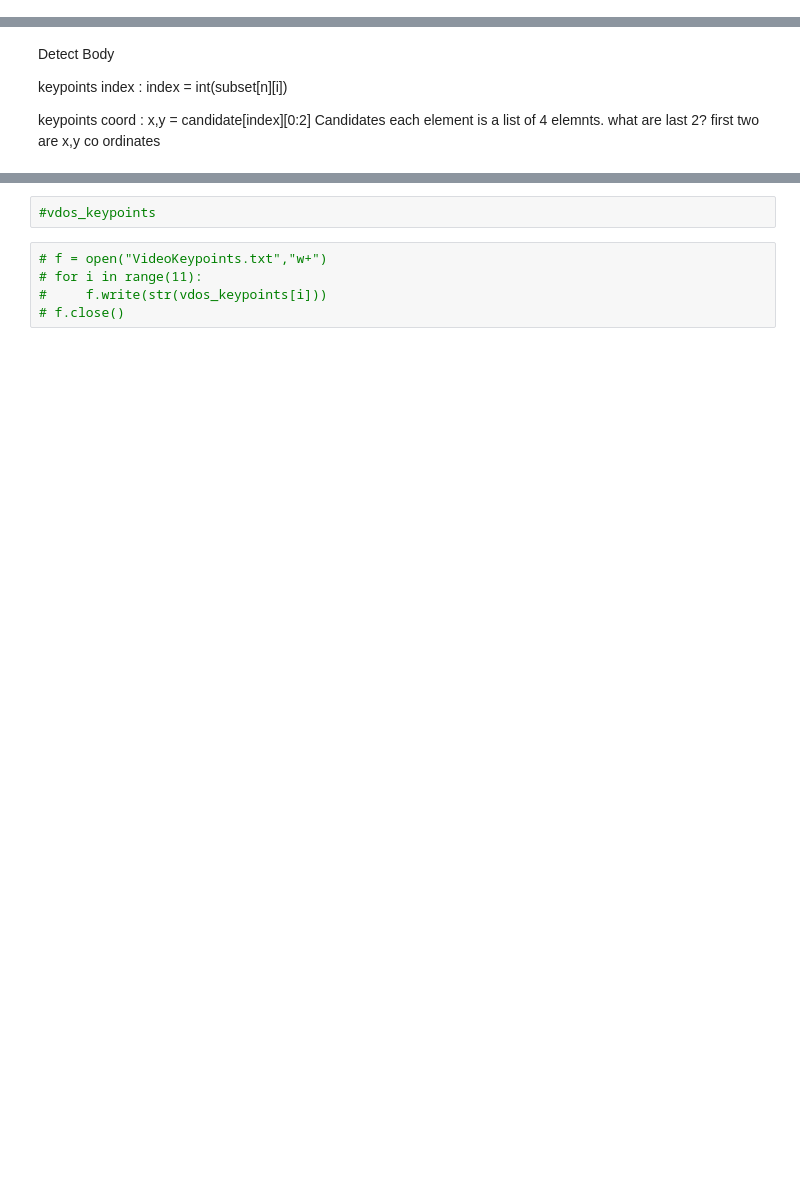
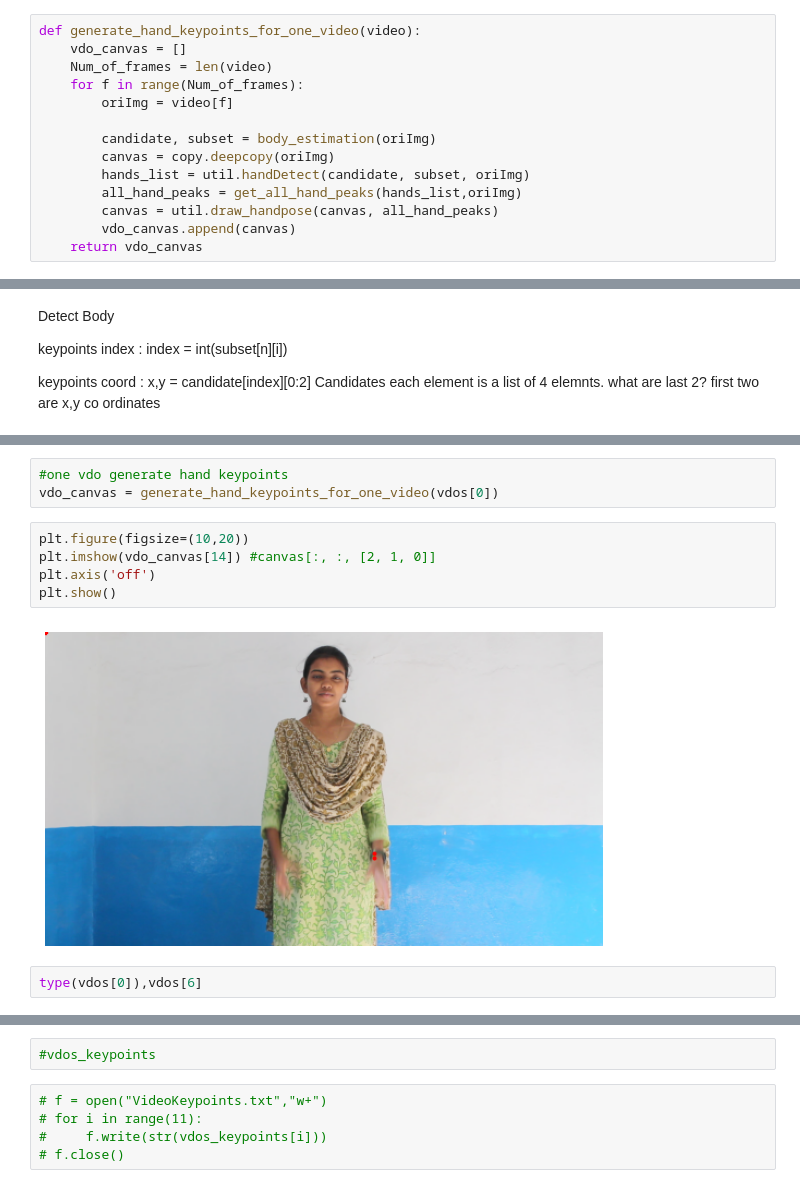
Before and after one commit to Scarletleaph/SLR, a Jupyter notebook: slr-be.ipynb, the cells around one changed output, grey strips where cells are left out. Saved outputs shown, nothing was run; the diff lists cells and outputs as text; blank space fills up the shorter version.

```diff
--- a/slr-be.ipynb
+++ b/slr-be.ipynb
@@ -124 +139,15 @@ hand_estimation = Hand('model/hand_pose_model.pth')
+# %%
+def generate_hand_keypoints_for_one_video(video):
+    vdo_canvas = []
+    Num_of_frames = len(video)
+    for f in range(Num_of_frames):
+        oriImg = video[f]
+
+        candidate, subset = body_estimation(oriImg)
+        canvas = copy.deepcopy(oriImg)
+        hands_list = util.handDetect(candidate, subset, oriImg)
+        all_hand_peaks = get_all_hand_peaks(hands_list,oriImg)
+        canvas = util.draw_handpose(canvas, all_hand_peaks)
+        vdo_canvas.append(canvas)
+    return vdo_canvas
 # %%
@@ -214 +252,13 @@ len(vdos[0]), vdos[0]
+# %%
+#one vdo generate hand keypoints
+vdo_canvas = generate_hand_keypoints_for_one_video(vdos[0])
+# %%
+plt.figure(figsize=(10,20))
+plt.imshow(vdo_canvas[14]) #canvas[:, :, [2, 1, 0]]
+plt.axis('off')
+plt.show()
+# %% [output]
+[figure, added]
+# %%
+type(vdos[0]),vdos[6]
 # %%
```
Also changed, not shown: parts of 34 cells of this notebook.
